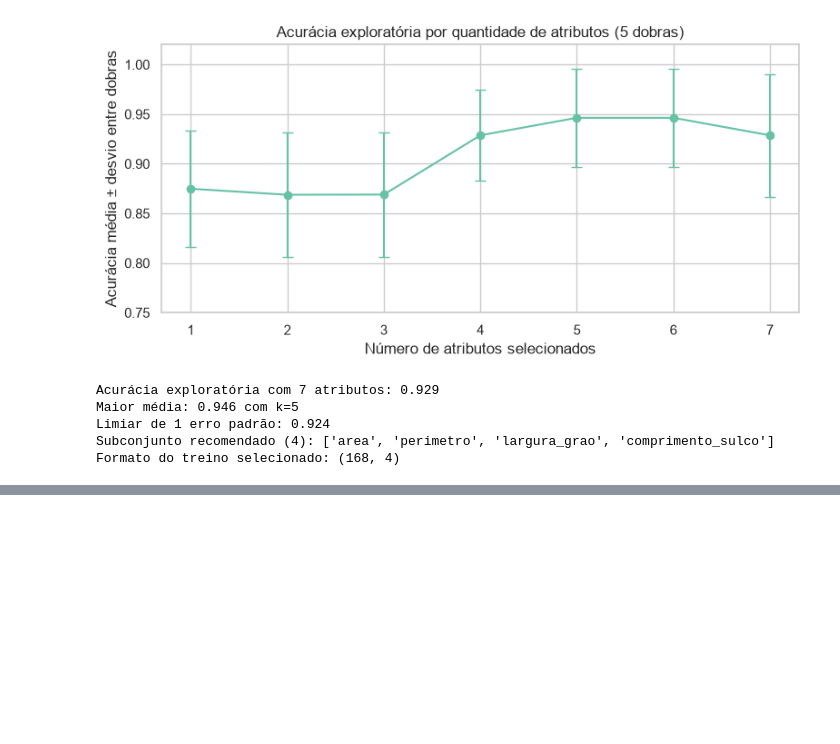
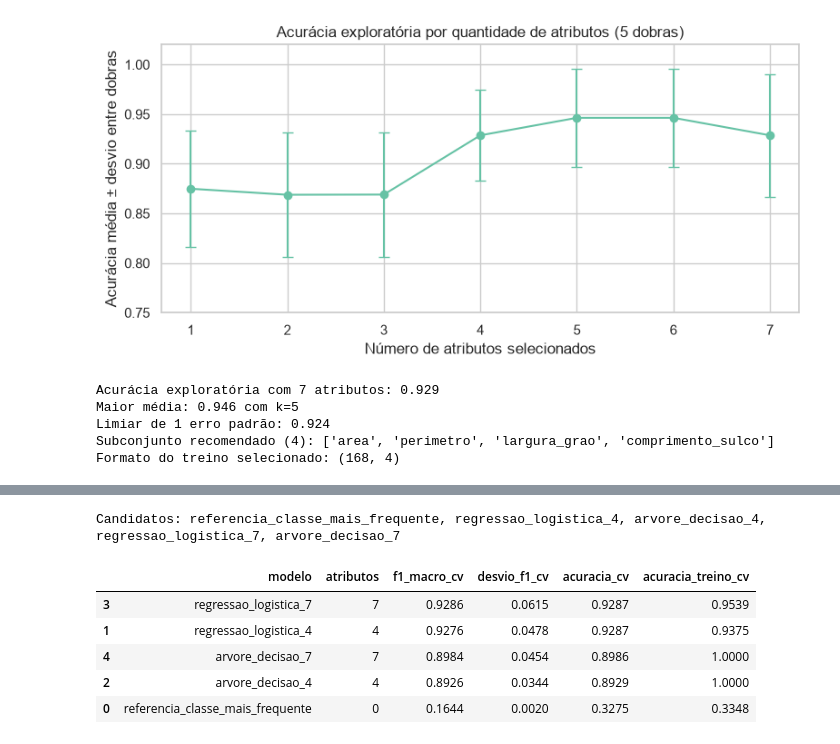
Before and after one commit to gabriel-felix-dev/machine-learning-av2, a Jupyter notebook: machine_learning_av2.ipynb, the cells around one changed output, grey strips where cells are left out. Saved outputs shown, nothing was run; the diff lists cells and outputs as text; code cells hidden in the pictures; blank space fills up the shorter version.

Commit message:
feat/entrega-20-11: Alterando o notebook machine_learing_av2.ipynb

```diff
--- a/machine_learning_av2.ipynb
+++ b/machine_learning_av2.ipynb
@@ -344,0 +374,57 @@ Formato do treino selecionado: (168, 4)
+# %%
+# Definimos uma referência simples e dois classificadores com quatro ou sete atributos.
+from sklearn.dummy import DummyClassifier
+from sklearn.model_selection import cross_validate
+from sklearn.tree import DecisionTreeClassifier
+
+modelos_20_11 = {
+    "referencia_classe_mais_frequente": DummyClassifier(strategy="most_frequent"),
+}
+for k in (4, 7):
+    modelos_20_11[f"regressao_logistica_{k}"] = Pipeline([
+        ("selecao", SelectKBest(score_func=f_classif, k=k)),
+        ("padronizacao", StandardScaler()),
+        ("classificador", LogisticRegression(max_iter=2000, random_state=RANDOM_STATE)),
+    ])
+    modelos_20_11[f"arvore_decisao_{k}"] = Pipeline([
+        ("selecao", SelectKBest(score_func=f_classif, k=k)),
+        ("classificador", DecisionTreeClassifier(random_state=RANDOM_STATE)),
+    ])
+
+print("Candidatos:", ", ".join(modelos_20_11))
+# %% [output]
+Candidatos: referencia_classe_mais_frequente, regressao_logistica_4, arvore_decisao_4, regressao_logistica_7, arvore_decisao_7
+# %%
+# Avaliamos cada candidato em cinco dobras do treino; o teste reservado não entra no cálculo.
+validacao_20_11 = StratifiedKFold(n_splits=5, shuffle=True, random_state=RANDOM_STATE)
+linhas_validacao_20_11 = []
+
+for nome, modelo in modelos_20_11.items():
+    notas = cross_validate(
+        modelo, X_treino, y_treino, cv=validacao_20_11,
+        scoring={"f1_macro": "f1_macro", "acuracia": "accuracy"},
+        return_train_score=True, n_jobs=1,
+    )
+    linhas_validacao_20_11.append({
+        "modelo": nome,
+        "atributos": 7 if nome.endswith("_7") else 4 if nome.endswith("_4") else 0,
+        "f1_macro_cv": notas["test_f1_macro"].mean(),
+        "desvio_f1_cv": notas["test_f1_macro"].std(ddof=1),
+        "acuracia_cv": notas["test_acuracia"].mean(),
+        "acuracia_treino_cv": notas["train_acuracia"].mean(),
+    })
+
+comparacao_modelos_20_11 = pd.DataFrame(linhas_validacao_20_11).sort_values(
+    ["f1_macro_cv", "acuracia_cv", "atributos", "modelo"],
+    ascending=[False, False, True, True],
+)
+# Exibimos quatro casas decimais para deixar visível a pequena diferença entre as regressões.
+with pd.option_context("display.precision", 4):
+    display(comparacao_modelos_20_11.round(4))
+# %% [output]
+|  | modelo | atributos | f1_macro_cv | desvio_f1_cv | acuracia_cv | acuracia_treino_cv |
+| 3 | regressao_logistica_7 | 7 | 0.9286 | 0.0615 | 0.9287 | 0.9539 |
+| 1 | regressao_logistica_4 | 4 | 0.9276 | 0.0478 | 0.9287 | 0.9375 |
+| 4 | arvore_decisao_7 | 7 | 0.8984 | 0.0454 | 0.8986 | 1.0000 |
+| 2 | arvore_decisao_4 | 4 | 0.8926 | 0.0344 | 0.8929 | 1.0000 |
+| 0 | referencia_classe_mais_frequente | 0 | 0.1644 | 0.0020 | 0.3275 | 0.3348 |
```
Also changed, not shown: parts of 11 cells of this notebook, 13 other files.
